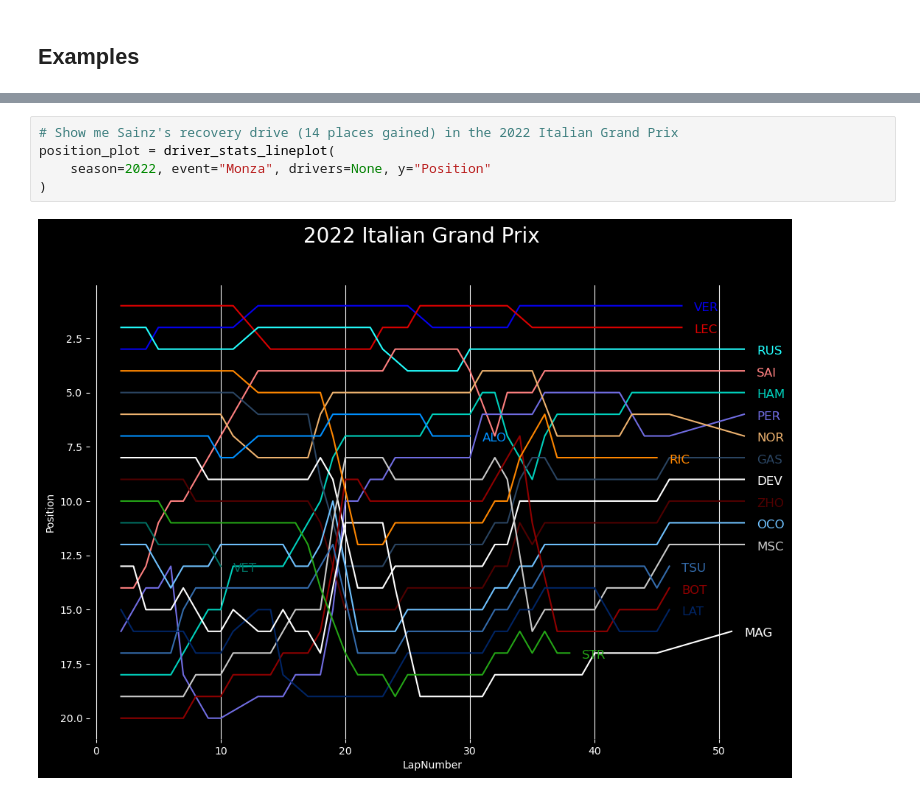
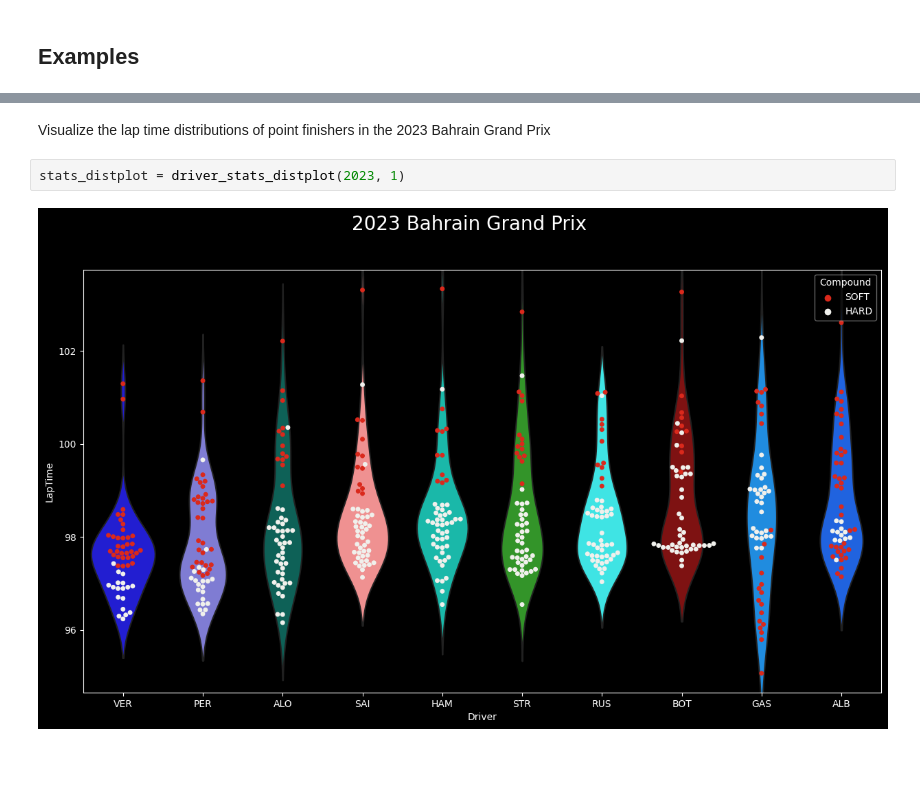
Before and after one commit to Casper-Guo/Armchair-Strategist, a Jupyter notebook: Notebooks/visualization.ipynb, the cells around one changed output, grey strips where cells are left out. Cells and saved outputs as stored; diff of their text form; blank space fills up the shorter version.

```diff
--- a/Notebooks/visualization.ipynb
+++ b/Notebooks/visualization.ipynb
@@ -1173,7 +1274,6 @@ lap_time_plot = driver_stats_lineplot(
-# %%
-# Show me Sainz's recovery drive (14 places gained) in the 2022 Italian Grand Prix
-position_plot = driver_stats_lineplot(
-    season=2022, event="Monza", drivers=None, y="Position"
-)
-# %% [output]
-[figure, removed]
+# %% [markdown]
+Visualize the lap time distributions of point finishers in the 2023 Bahrain Grand Prix
+# %%
+stats_distplot = driver_stats_distplot(2023, 1)
+# %% [output]
+[figure, added]
```
Also changed, not shown: parts of 21 cells of this notebook, 1 other file.
